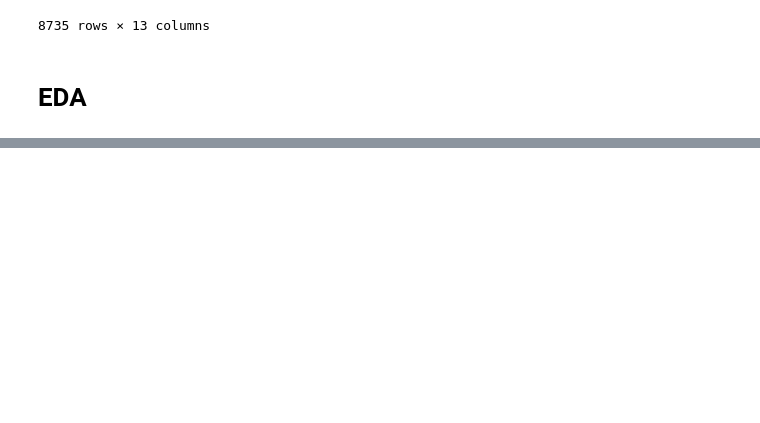
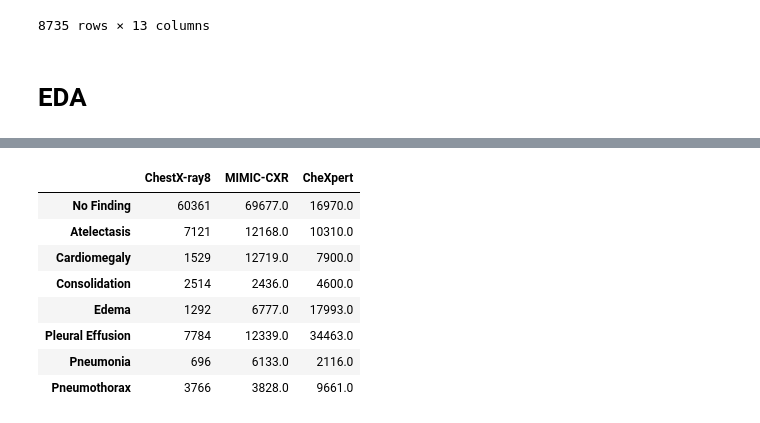
Before and after one commit to MischaD/Trichotomy, a Jupyter notebook: notebooks/00_datasets/preprocessing.ipynb, the cells around one changed output, grey strips where cells are left out. Saved outputs shown, nothing was run; the diff lists cells and outputs as text; code cells hidden in the pictures; blank space fills up the shorter version.

```diff
--- a/notebooks/00_datasets/preprocessing.ipynb
+++ b/notebooks/00_datasets/preprocessing.ipynb
@@ -258,0 +268,14 @@ plt.show()
+# %%
+%run ../basesetup.ipynb
+
+distribution_df.rename(columns=ds_to_viz)
+# %% [output]
+|  | ChestX-ray8 | MIMIC-CXR | CheXpert |
+| No Finding | 60361 | 69677.0 | 16970.0 |
+| Atelectasis | 7121 | 12168.0 | 10310.0 |
+| Cardiomegaly | 1529 | 12719.0 | 7900.0 |
+| Consolidation | 2514 | 2436.0 | 4600.0 |
+| Edema | 1292 | 6777.0 | 17993.0 |
+| Pleural Effusion | 7784 | 12339.0 | 34463.0 |
+| Pneumonia | 696 | 6133.0 | 2116.0 |
+| Pneumothorax | 3766 | 3828.0 | 9661.0 |
```
Also changed, not shown: parts of 1 cell of this notebook, 1 other file.
